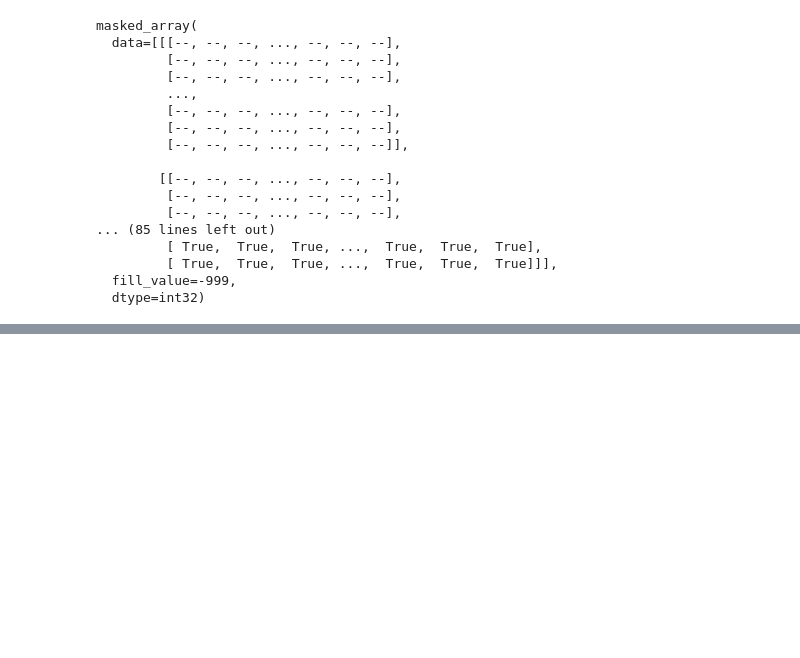
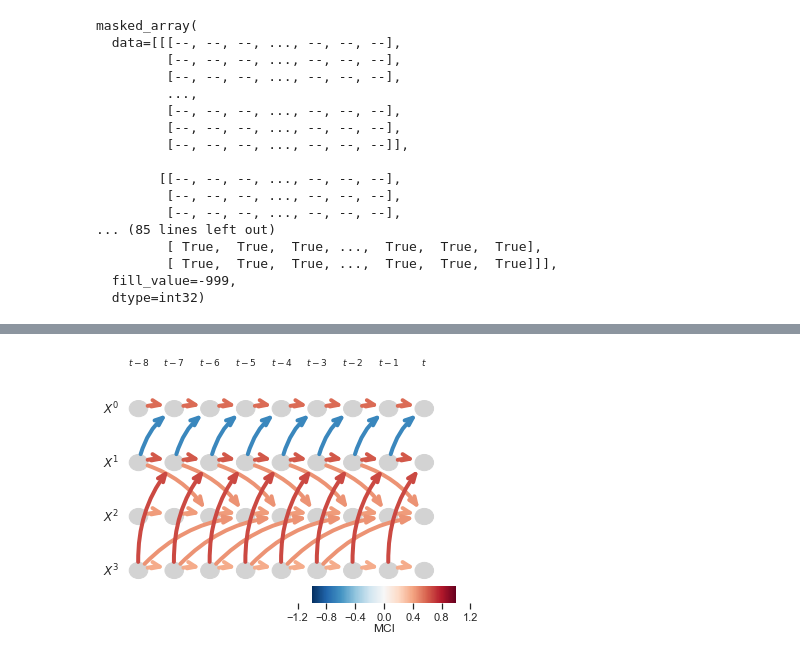
Before and after one commit to dafnep/ML-Climate-Final-Project-Template, a Jupyter notebook: src/data.ipynb, the cells around one changed output, grey strips where cells are left out. Saved outputs shown, nothing was run; the diff lists cells and outputs as text; code cells hidden in the pictures; blank space fills up the shorter version.

```diff
--- a/src/data.ipynb
+++ b/src/data.ipynb
@@ -187,0 +276,11 @@ masked_array(
+# %%
+# Plot time series graph
+tp.plot_time_series_graph(
+    figsize=(6, 4),
+    val_matrix=results['val_matrix'],
+    link_matrix=link_matrix,
+    var_names=var_names,
+    link_colorbar_label='MCI',
+    ); plt.show()
+# %% [output]
+[figure, added]
```
Also changed, not shown: parts of 10 cells of this notebook, 10 other files.
